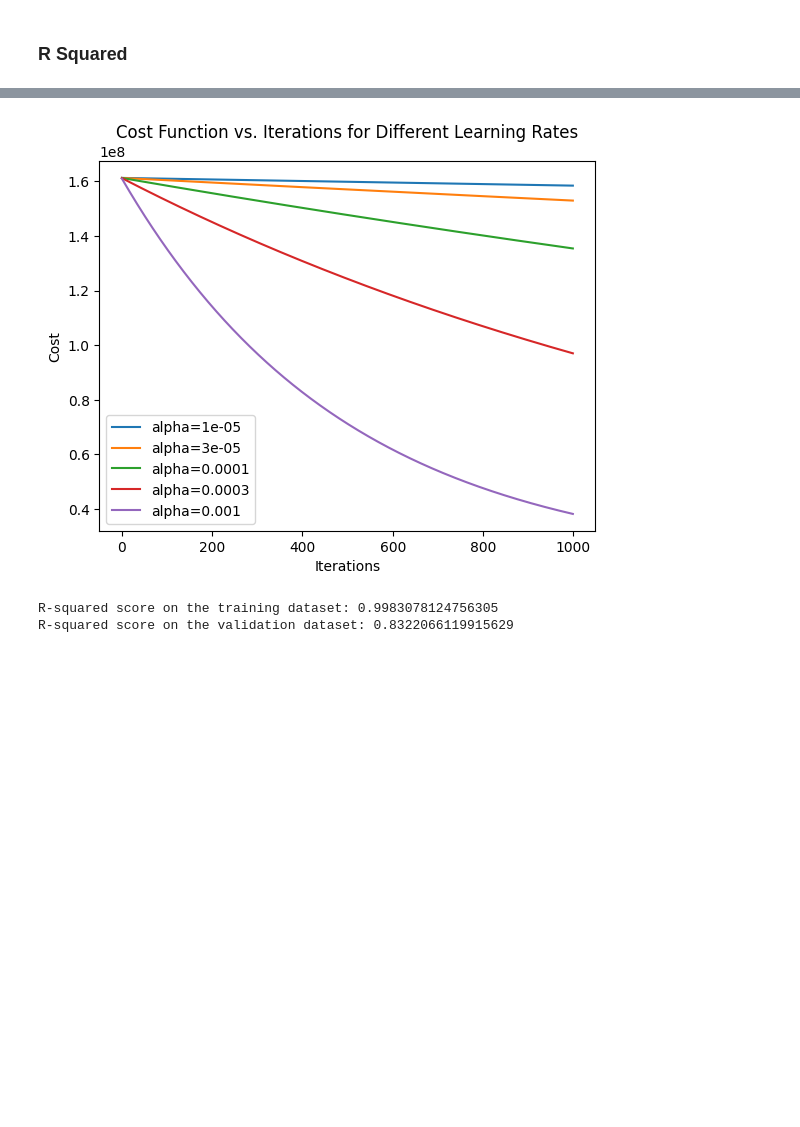
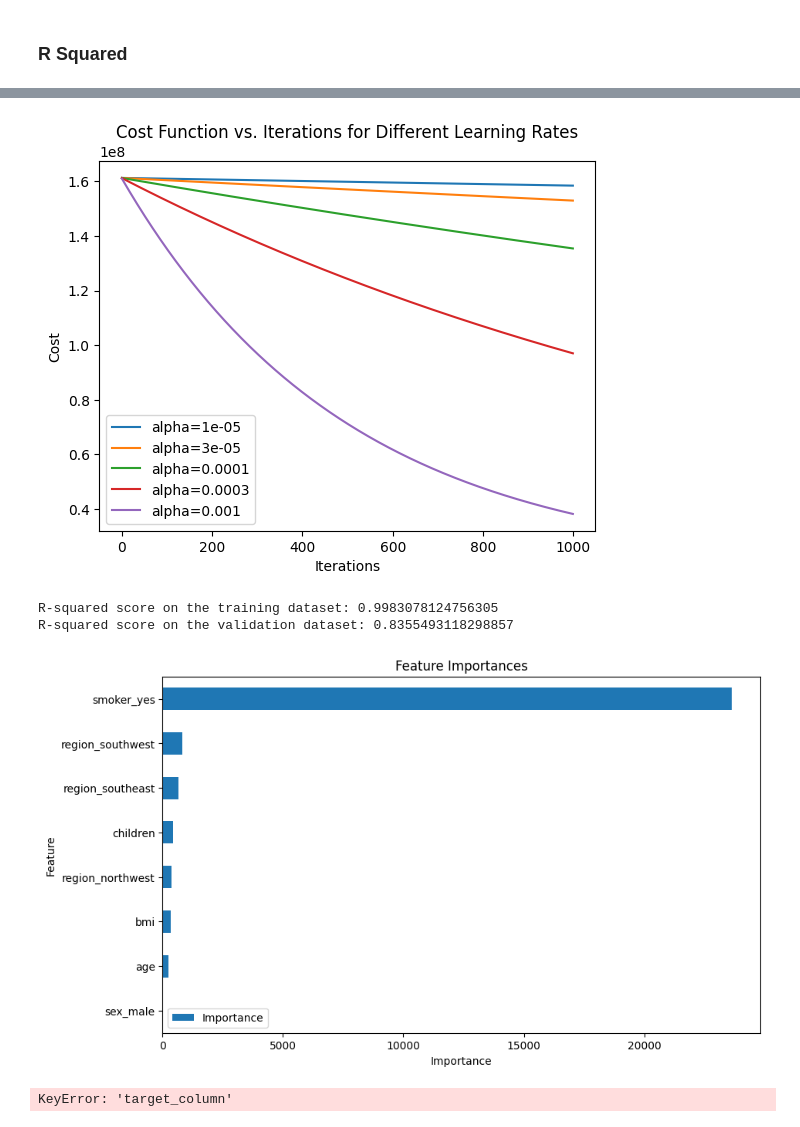
Before and after one commit to popnatalia/lab_SI, a Jupyter notebook: medical_insurance.ipynb, the cells around one changed output, grey strips where cells are left out. Saved outputs shown, nothing was run; the diff lists cells and outputs as text; code cells hidden in the pictures; blank space fills up the shorter version.

```diff
--- a/medical_insurance.ipynb
+++ b/medical_insurance.ipynb
@@ -364,6 +362,14 @@ R-squared score on the validation dataset: 0.8451777679399204
 #R-squared score on the training dataset: 0.9983078124756305
 #R-squared score on the validation dataset: 0.8451777679399204 training thest is higher than validation set i think i have problems with datapoints that
 #are not seen by the program
+# %%
+from sklearn.linear_model import LinearRegression
+import numpy as np
+
+model = LinearRegression()
+model.fit(X_train, y_train)
+
+w_final = model.coef_
 # %%
 data_set = pd.read_csv('insurance.csv')
 
@@ -445,4 +451,48 @@ print(f"R-squared score on the validation dataset: {r2_val}")
 # %% [output]
 [figure]
 R-squared score on the training dataset: 0.9983078124756305
-R-squared score on the validation dataset: 0.8322066119915629
+R-squared score on the validation dataset: 0.8355493118298857
+# %%
+import copy
+coefficients = copy.deepcopy(w_final)
+
+feature_importance = pd.DataFrame({'Feature': X_train.columns.values, 'Importance': np.abs(coefficients)})
+
+feature_importance = feature_importance.sort_values('Importance', ascending=True)
+
+feature_importance.plot(x='Feature', y='Importance', kind='barh', figsize=(10, 6))
+plt.xlabel('Importance')
+plt.ylabel('Feature')
+plt.title('Feature Importances')
+plt.show()
+# %% [output]
+[figure, added]
+# %%
+
+from sklearn.preprocessing import PolynomialFeatures
+from sklearn.model_selection import train_test_split
+from sklearn.linear_model import LinearRegression
+from sklearn.metrics import r2_score
+
+
+data_set["age^2"] = data_set['age']**2
+
+X = data_set[['age', 'age^2']]
+y = data_set['target_column']
+
+X_train, X_test, y_train, y_test = train_test_split(X, y, test_size=0.2, random_state=42)
+
+
+poly = PolynomialFeatures(degree=2)
+X_train_poly = poly.fit_transform(X_train)
+X_test_poly = poly.transform(X_test)
+
+model = LinearRegression()
+model.fit(X_train_poly, y_train)
+
+
+y_pred = model.predict(X_test_poly)
+r2 = r2_score(y_test, y_pred)
+print(f"R-squared score on the test dataset: {r2}")
+# %% [output]
+KeyError: 'target_column'
```
Also changed, not shown: parts of 2 cells of this notebook.
